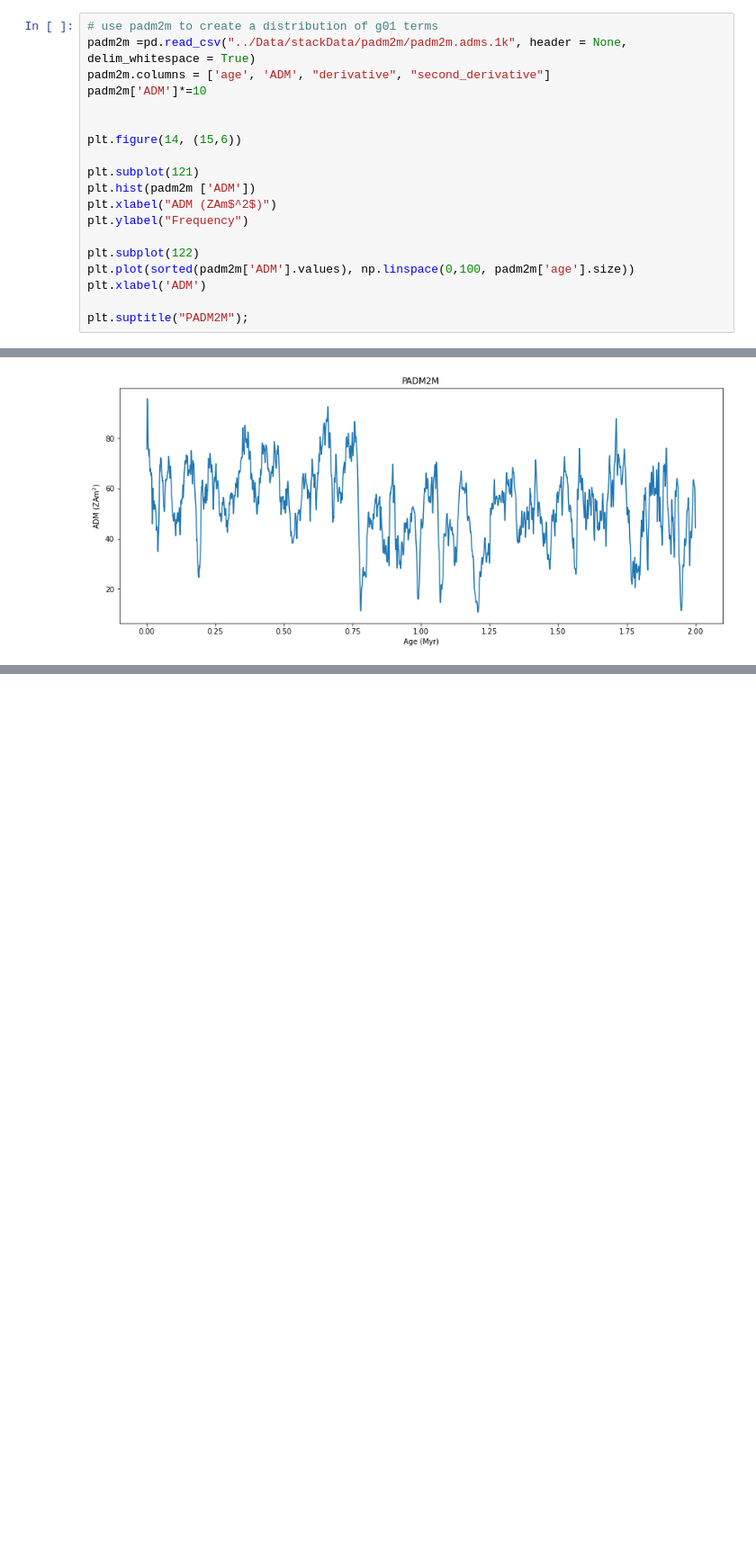
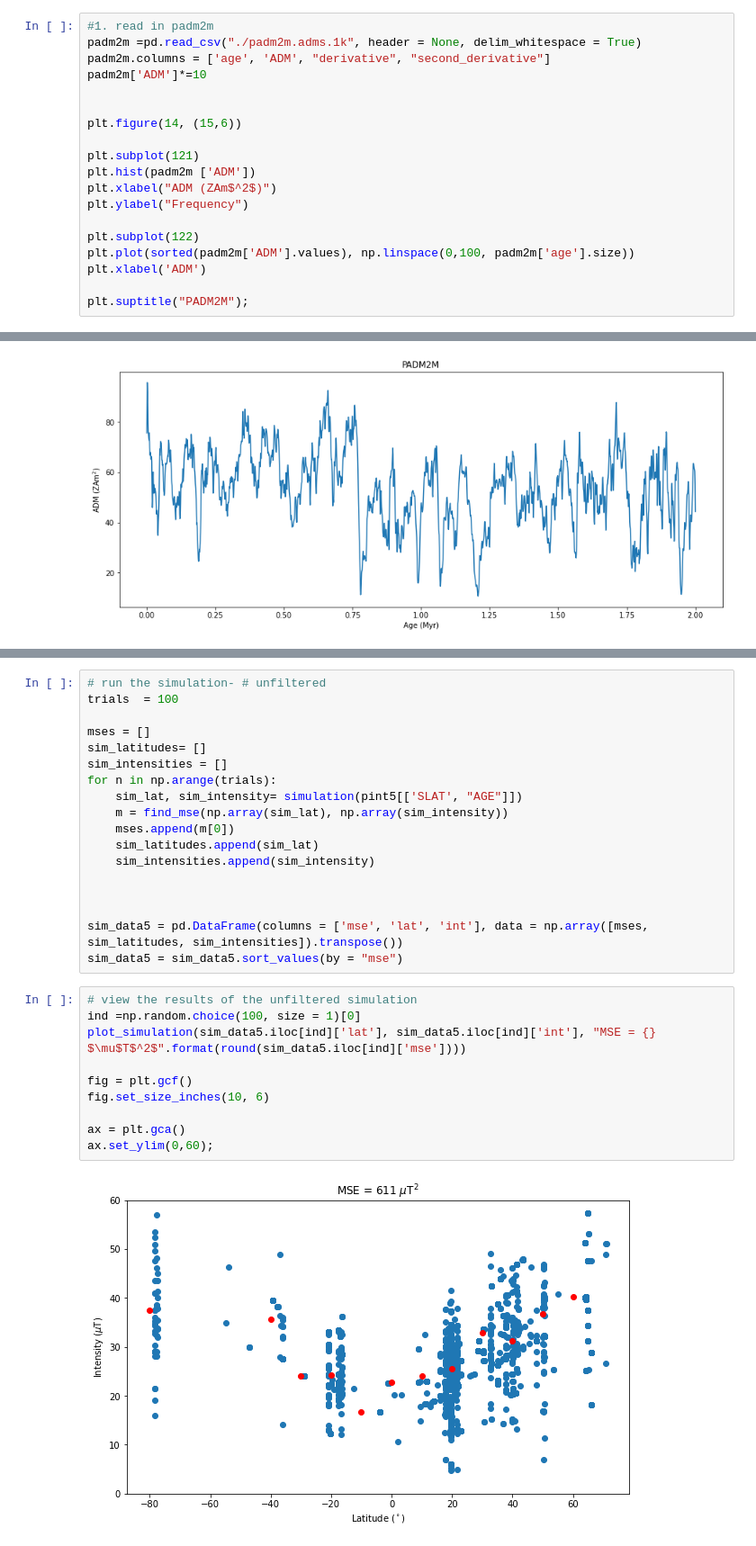
Before and after one commit to hfa2105/Golan_Heights_Analysis, a Jupyter notebook: Asefaw_GH_Analysis.ipynb, the cells around one changed output, grey strips where cells are left out. Shown at 90% size. Saved outputs shown, nothing was run; the diff lists cells and outputs as text; blank space fills up the shorter version.

```diff
--- a/Asefaw_GH_Analysis.ipynb
+++ b/Asefaw_GH_Analysis.ipynb
@@ -369,8 +392,8 @@ Permutation test p_value: 0.028000000000000025
 # %% [markdown]
 # Simulation
 # %%
-# use padm2m to create a distribution of g01 terms
-padm2m =pd.read_csv("../Data/stackData/padm2m/padm2m.adms.1k", header = None, delim_whitespace = True)
+#1. read in padm2m
+padm2m =pd.read_csv("./padm2m.adms.1k", header = None, delim_whitespace = True)
 padm2m.columns = ['age', 'ADM', "derivative", "second_derivative"]
 padm2m['ADM']*=10
 
@@ -543,0 +601,30 @@ Highest mse corresponds to time interval = 0.847457627118644 Kyr and mse 740.376
+# %%
+# run the simulation- # unfiltered
+trials  = 100
+
+mses = []
+sim_latitudes= []
+sim_intensities = []
+for n in np.arange(trials):
+    sim_lat, sim_intensity= simulation(pint5[['SLAT', "AGE"]])
+    m = find_mse(np.array(sim_lat), np.array(sim_intensity))
+    mses.append(m[0])
+    sim_latitudes.append(sim_lat)
+    sim_intensities.append(sim_intensity)
+
+
+
+sim_data5 = pd.DataFrame(columns = ['mse', 'lat', 'int'], data = np.array([mses, sim_latitudes, sim_intensities]).transpose())
+sim_data5 = sim_data5.sort_values(by = "mse")
+# %%
+# view the results of the unfiltered simulation
+ind =np.random.choice(100, size = 1)[0]
+plot_simulation(sim_data5.iloc[ind]['lat'], sim_data5.iloc[ind]['int'], "MSE = {} $\mu$T$^2$".format(round(sim_data5.iloc[ind]['mse'])))
+
+fig = plt.gcf()
+fig.set_size_inches(10, 6)
+
+ax = plt.gca()
+ax.set_ylim(0,60);
+# %% [output]
+[figure, added]
```
Also changed, not shown: parts of 32 cells of this notebook.
